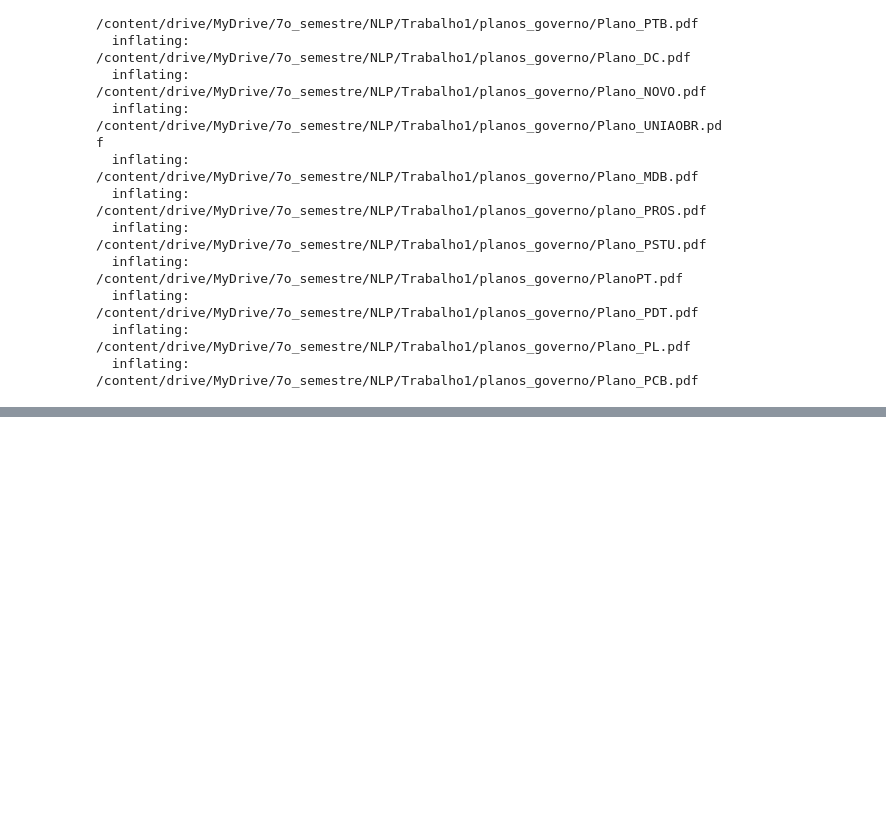
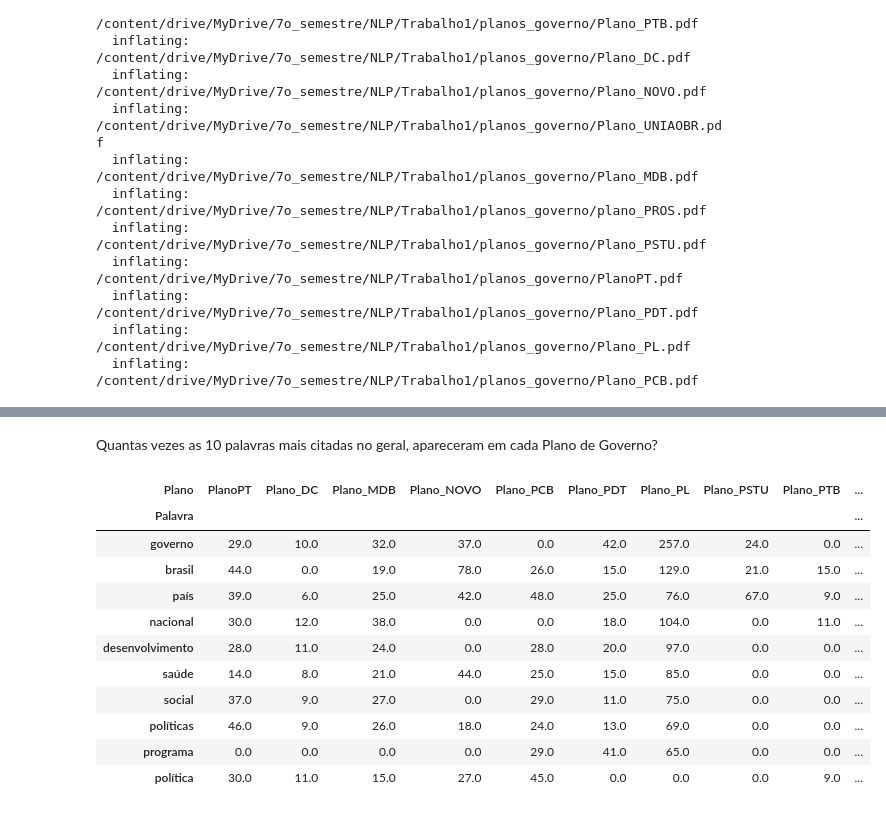
Before and after one commit to thiagosilva85/nlp, a Jupyter notebook: Analise_Texto_com_NLP.ipynb, the cells around one changed output, grey strips where cells are left out. Drawn from its saved outputs; the diff is of its cells as text; code cells hidden in the pictures; blank space fills up the shorter version.

```diff
--- a/Analise_Texto_com_NLP.ipynb
+++ b/Analise_Texto_com_NLP.ipynb
@@ -198,0 +313,25 @@ plt.show()
+# %% [markdown]
+Quantas vezes as 10 palavras mais citadas no geral, apareceram em cada Plano de Governo?
+# %%
+df_pivot = df_final.pivot_table(values='Quantidade', index = 'Palavra',
+                     columns= 'Plano',
+                     aggfunc= 'sum')
+df_pivot = df_pivot.fillna(0)
+df_pivot['Total'] = df_pivot.sum(axis=1, skipna=True)
+df_pivot = df_pivot.sort_values(by=['Total'], ascending=False)
+df_pivot = df_pivot.drop('Total', axis=1)
+
+df_pivot.head(10)
+# %% [output]
+| Plano | PlanoPT | Plano_DC | Plano_MDB | Plano_NOVO | Plano_PCB | Plano_PDT | Plano_PL | Plano_PSTU | Plano_PTB | ... |
+| Palavra |  |  |  |  |  |  |  |  |  | ... |
+| governo | 29.0 | 10.0 | 32.0 | 37.0 | 0.0 | 42.0 | 257.0 | 24.0 | 0.0 | ... |
+| brasil | 44.0 | 0.0 | 19.0 | 78.0 | 26.0 | 15.0 | 129.0 | 21.0 | 15.0 | ... |
+| país | 39.0 | 6.0 | 25.0 | 42.0 | 48.0 | 25.0 | 76.0 | 67.0 | 9.0 | ... |
+| nacional | 30.0 | 12.0 | 38.0 | 0.0 | 0.0 | 18.0 | 104.0 | 0.0 | 11.0 | ... |
+| desenvolvimento | 28.0 | 11.0 | 24.0 | 0.0 | 28.0 | 20.0 | 97.0 | 0.0 | 0.0 | ... |
+| saúde | 14.0 | 8.0 | 21.0 | 44.0 | 25.0 | 15.0 | 85.0 | 0.0 | 0.0 | ... |
+| social | 37.0 | 9.0 | 27.0 | 0.0 | 29.0 | 11.0 | 75.0 | 0.0 | 0.0 | ... |
+| políticas | 46.0 | 9.0 | 26.0 | 18.0 | 24.0 | 13.0 | 69.0 | 0.0 | 0.0 | ... |
+| programa | 0.0 | 0.0 | 0.0 | 0.0 | 29.0 | 41.0 | 65.0 | 0.0 | 0.0 | ... |
+| política | 30.0 | 11.0 | 15.0 | 27.0 | 45.0 | 0.0 | 0.0 | 0.0 | 9.0 | ... |
```
Also changed, not shown: parts of 42 cells of this notebook.
